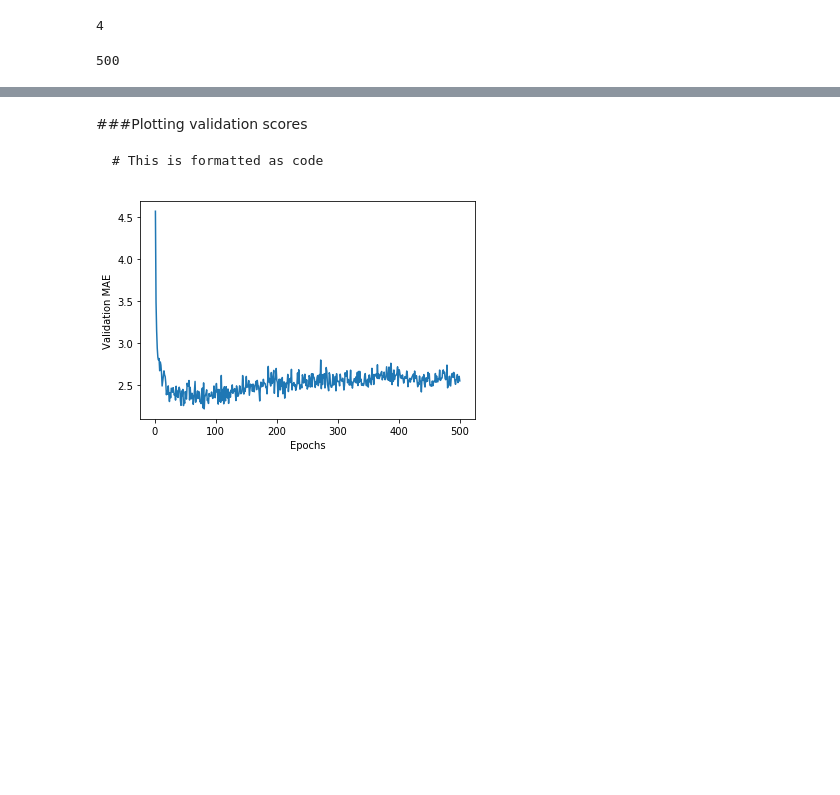
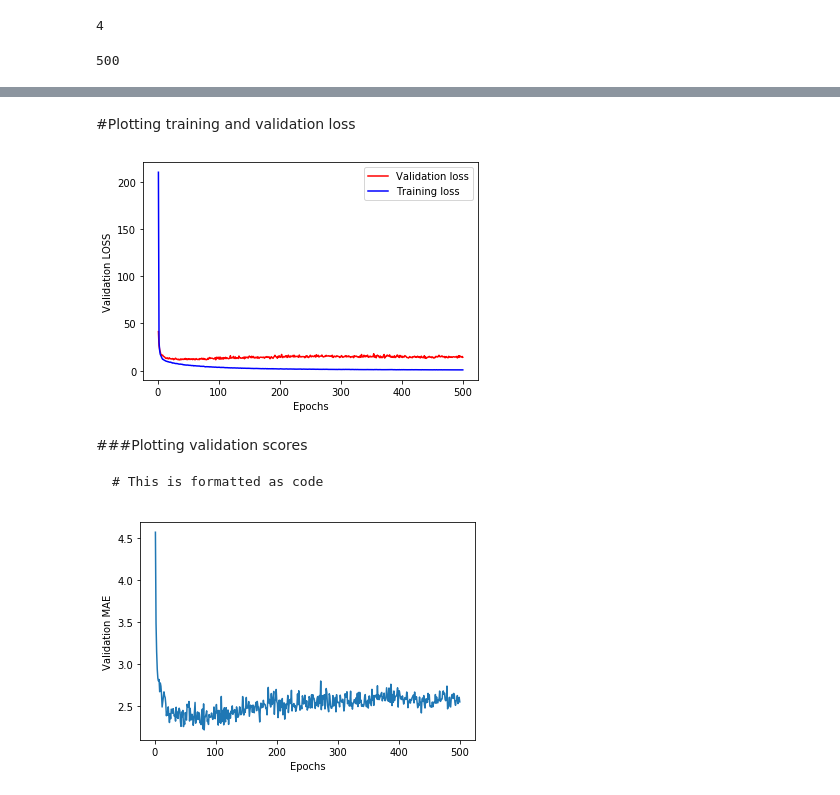
Before and after one commit to leonardoub/cmepda, a Jupyter notebook: Boston_housing_price.ipynb, the cells around one changed output, grey strips where cells are left out. Cells and saved outputs as stored; diff of their text form; code cells hidden in the pictures; blank space fills up the shorter version.

```diff
--- a/Boston_housing_price.ipynb
+++ b/Boston_housing_price.ipynb
@@ -136,3 +175,15 @@ len(a[0])
+# %% [markdown]
+#Plotting training and validation loss
+# %%
+import matplotlib.pyplot as plt
+plt.plot(range(1, len(average_loss_val_history) + 1), average_loss_val_history, 'r', label='Validation loss')
+plt.plot(range(1, len(average_loss_history) + 1), average_loss_history, 'b', label='Training loss')
+plt.xlabel('Epochs')
+plt.ylabel('Validation LOSS')
+plt.legend()
+plt.show()
+# %% [output]
+[figure, added]
 # %% [markdown]
 ###Plotting validation scores
 
```
Also changed, not shown: parts of 11 cells of this notebook.
